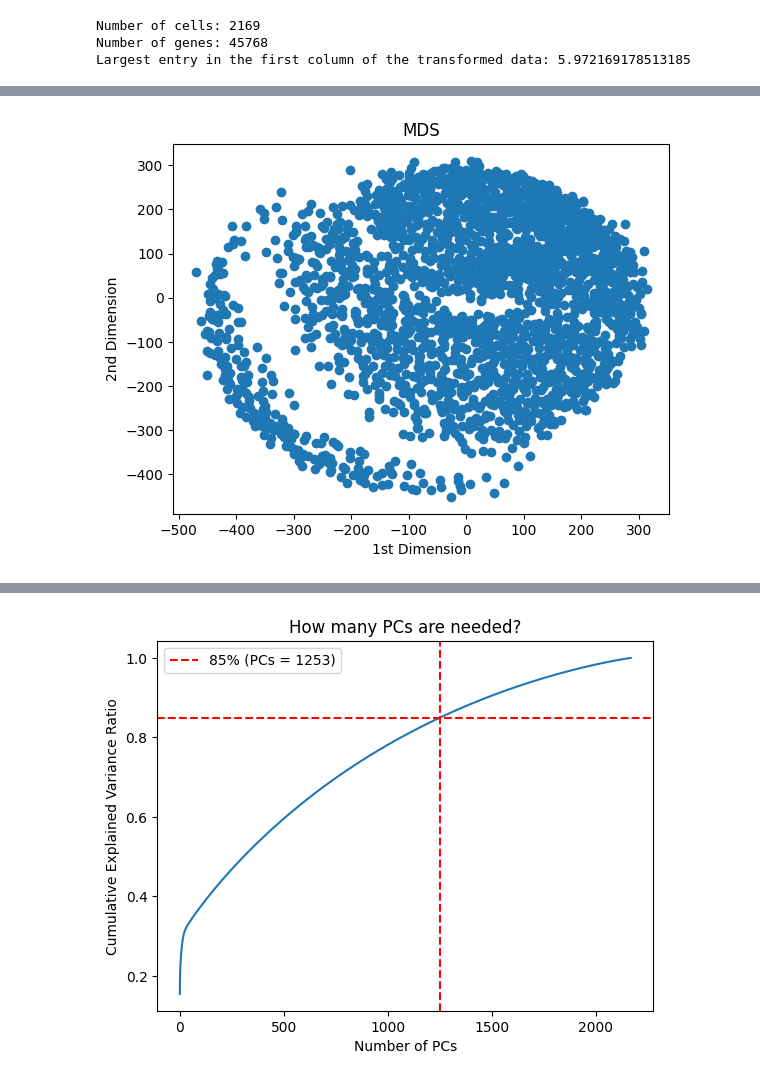
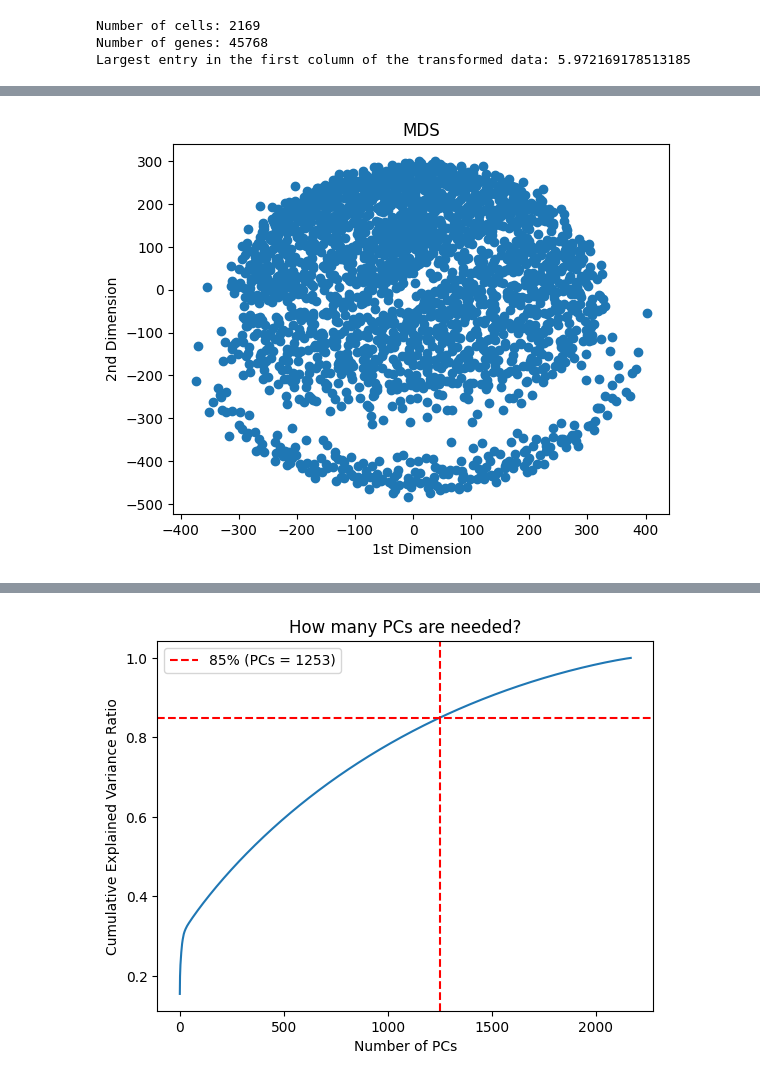
Before and after one commit to eddysanoli-galileo/Data-Analysis-Statistical-Modeling-and-Computation-in-Applications, a Jupyter notebook: Module 2 - Genomics and High Dimensional Data/Project/Problem2.ipynb, the cells around one changed output, grey strips where cells are left out. Saved outputs shown, nothing was run; the diff lists cells and outputs as text; code cells hidden in the pictures.

```diff
--- a/Module 2 - Genomics and High Dimensional Data/Project/Problem2.ipynb
+++ b/Module 2 - Genomics and High Dimensional Data/Project/Problem2.ipynb
@@ -77,24 +77,25 @@ plt.show()
 # %%
 # ==================== MDS ==================== #
 
 # Fit the data using MDS
 mds_model = MDS(
     n_components=2,
+    n_init=10,
     normalized_stress="auto",
     eps=1e-5
 )
 mds_fit = mds_model.fit(dataset)
 
 # ==================== PLOT ==================== #
 
 # Plot the first two principal components of the MDS transform
 plt.scatter(
     mds_fit.embedding_[:, 0],
     mds_fit.embedding_[:, 1],
 )
 plt.xlabel("1st Dimension")
 plt.ylabel("2nd Dimension")
 plt.title("MDS")
 plt.show()
 # %% [output]
-[figure, old version]
+[figure, new version]
```
Also changed, not shown: parts of 17 cells of this notebook, 1 other file.
